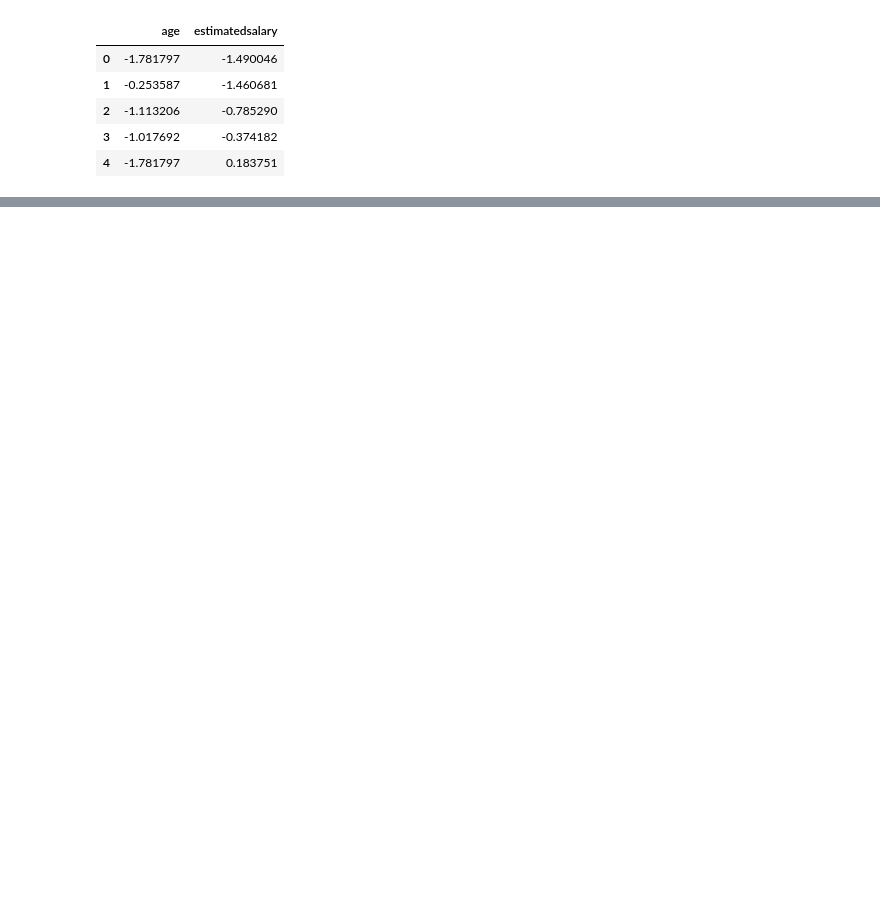
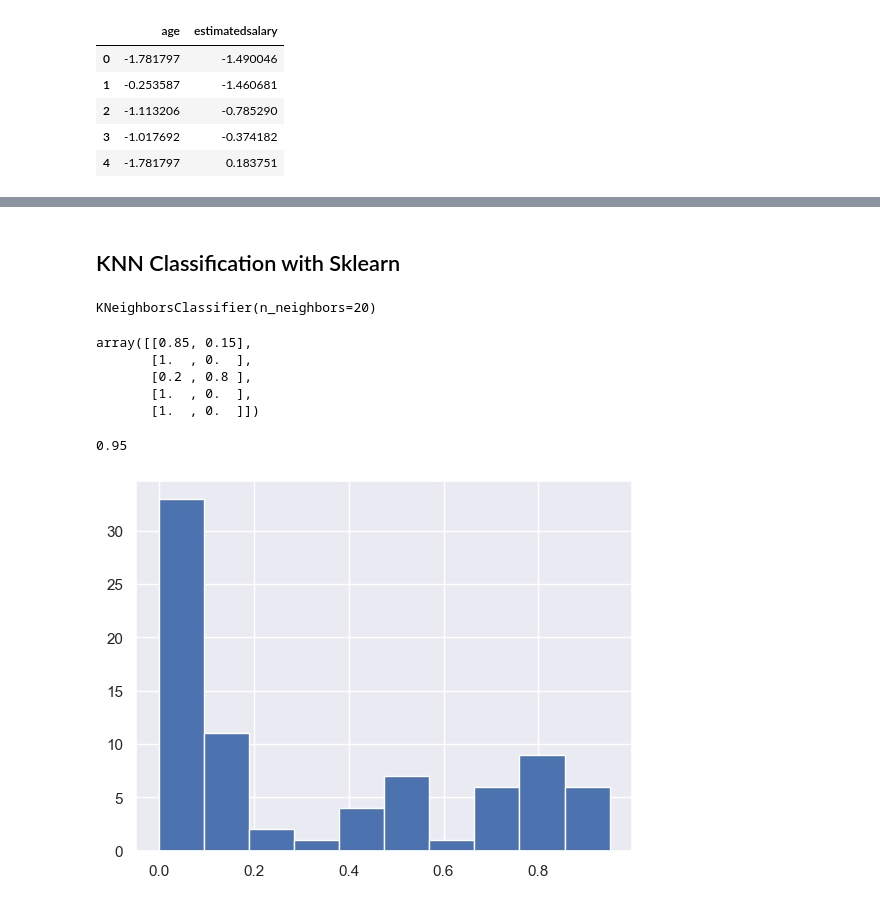
Before and after one commit to TeslimAdeyanju/Fork5-Machine_Learning-USU, a Jupyter notebook: Lectures and codes/Module 8- KNN/python/Teslim_KNN_classification.ipynb, the cells around one changed output, grey strips where cells are left out. Saved outputs shown, nothing was run; the diff lists cells and outputs as text; code cells hidden in the pictures; blank space fills up the shorter version.

```diff
--- a/Lectures and codes/Module 8- KNN/python/Teslim_KNN_classification.ipynb
+++ b/Lectures and codes/Module 8- KNN/python/Teslim_KNN_classification.ipynb
@@ -203,4 +219,4 @@ df_sc.head()
 | 4 | -1.781797 | 0.183751 |
 # %%
 # combined the data
-df_sc = pd.concat([df_sc, df[['age']].rename(columns={'age': 'age_from_df'})], axis=1)
+df_sc = pd.concat([df_sc, df['purchased'], df['male']], axis=1)
@@ -238,0 +239,6 @@ df
+# %%
+y = df_sc['purchased']
+X = df_sc.drop('purchased', axis=1) # becareful inplace= False
+
+from sklearn.model_selection import train_test_split
+X_train, X_test, y_train, y_test = train_test_split(X, y, test_size=0.2, random_state=rand_state)
@@ -238,0 +254,29 @@ df
+# %% [markdown]
+##  KNN Classification with Sklearn
+# %%
+# KNeighborsClassifier is already imported and available for use.
+KNN_classifier = KNeighborsClassifier(n_neighbors=20)
+KNN_classifier.fit(X_train, y_train)
+# %% [output]
+KNeighborsClassifier(n_neighbors=20)
+# %%
+# Predicting the Test set probabilities and classes
+y_hat      = KNN_classifier.predict(X_test)
+y_hat_probs = KNN_classifier.predict_proba(X_test)[:,1]
+# %%
+np.round(KNN_classifier.predict_proba(X_test),3)[:5]
+# %% [output]
+array([[0.85, 0.15],
+       [1.  , 0.  ],
+       [0.2 , 0.8 ],
+       [1.  , 0.  ],
+       [1.  , 0.  ]])
+# %%
+np.max(y_hat_probs)
+# %% [output]
+0.95
+# %%
+plt.hist(y_hat_probs)
+plt.show()
+# %% [output]
+[figure, added]
```
Also changed, not shown: parts of 14 cells of this notebook.
